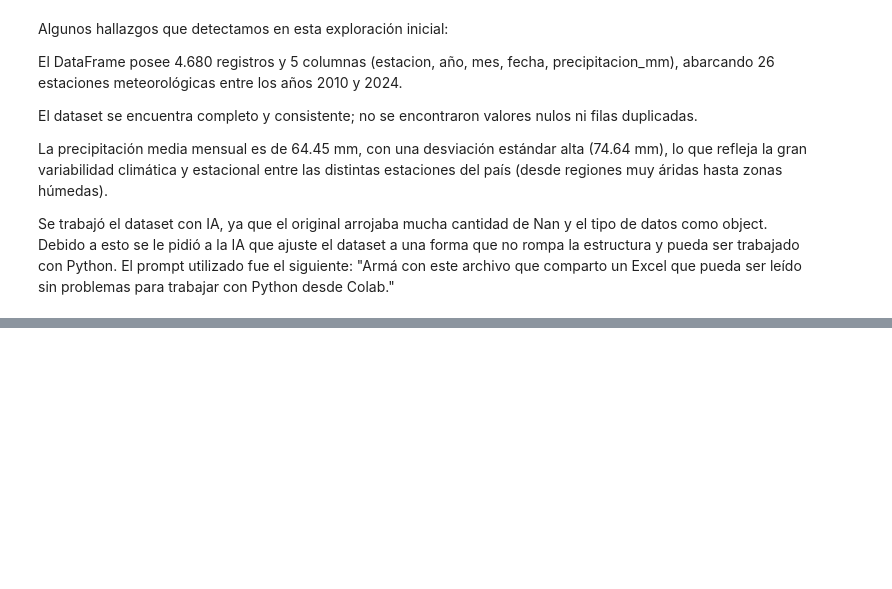
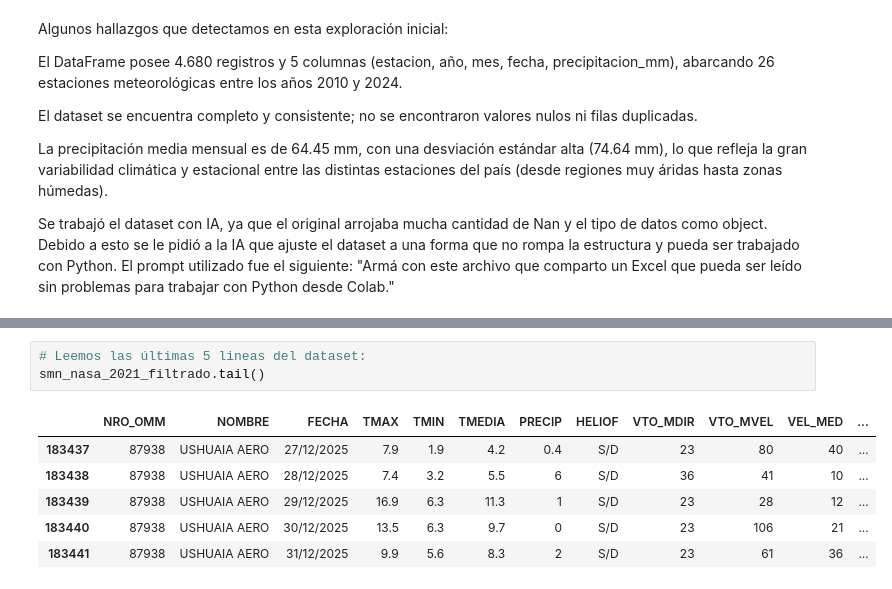
Before and after one commit to enrique20delgado-create/TP-Labo-ElNino-2C2026, a Jupyter notebook: Notebook/Ds_Enso.ipynb, the cells around one changed output, grey strips where cells are left out. Drawn from its saved outputs; the diff is of its cells as text; blank space fills up the shorter version.

```diff
--- a/Notebook/Ds_Enso.ipynb
+++ b/Notebook/Ds_Enso.ipynb
@@ -570,0 +550,10 @@ El prompt utilizado fue el siguiente: "Armá con este archivo que comparto un Ex
+# %%
+# Leemos las últimas 5 lineas del dataset:
+smn_nasa_2021_filtrado.tail()
+# %% [output]
+|  | NRO_OMM | NOMBRE | FECHA | TMAX | TMIN | TMEDIA | PRECIP | HELIOF | VTO_MDIR | VTO_MVEL | VEL_MED | ... |
+| 183437 | 87938 | USHUAIA AERO | 27/12/2025 | 7.9 | 1.9 | 4.2 | 0.4 | S/D | 23 | 80 | 40 | ... |
+| 183438 | 87938 | USHUAIA AERO | 28/12/2025 | 7.4 | 3.2 | 5.5 | 6 | S/D | 36 | 41 | 10 | ... |
+| 183439 | 87938 | USHUAIA AERO | 29/12/2025 | 16.9 | 6.3 | 11.3 | 1 | S/D | 23 | 28 | 12 | ... |
+| 183440 | 87938 | USHUAIA AERO | 30/12/2025 | 13.5 | 6.3 | 9.7 | 0 | S/D | 23 | 106 | 21 | ... |
+| 183441 | 87938 | USHUAIA AERO | 31/12/2025 | 9.9 | 5.6 | 8.3 | 2 | S/D | 23 | 61 | 36 | ... |
```
Also changed, not shown: parts of 14 cells of this notebook.
